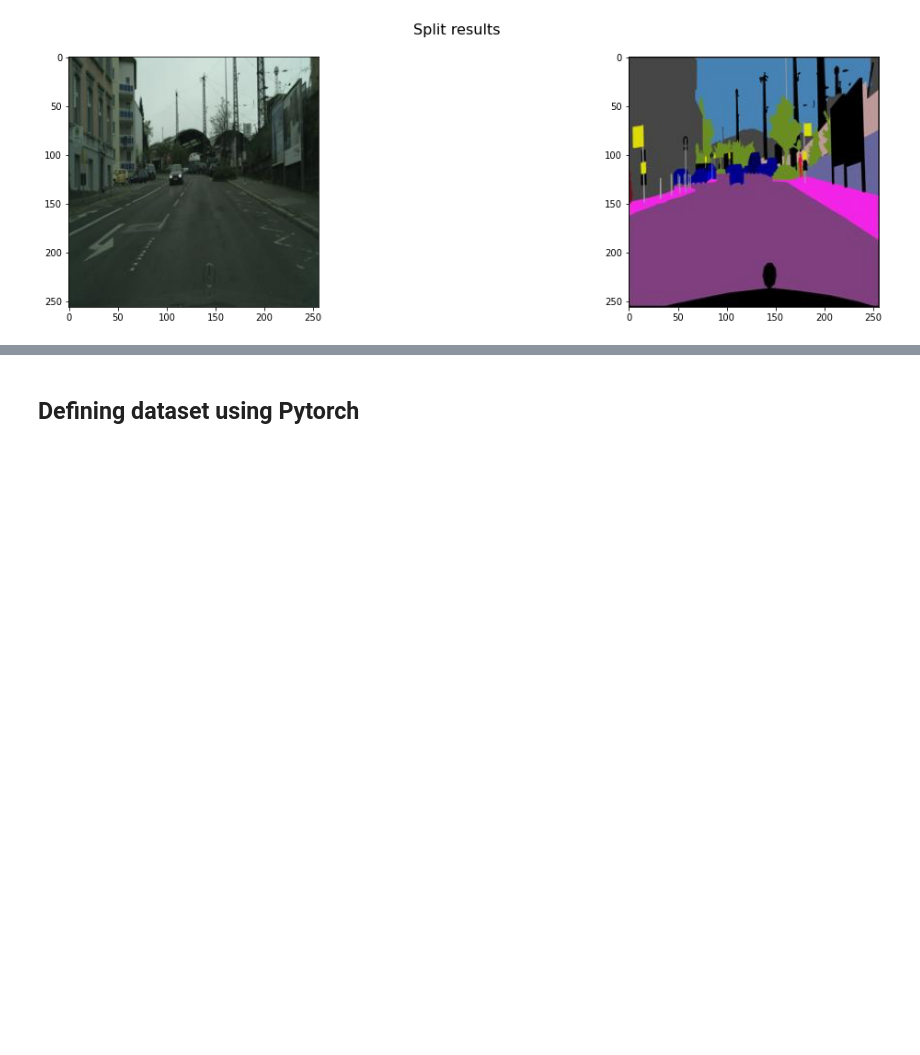
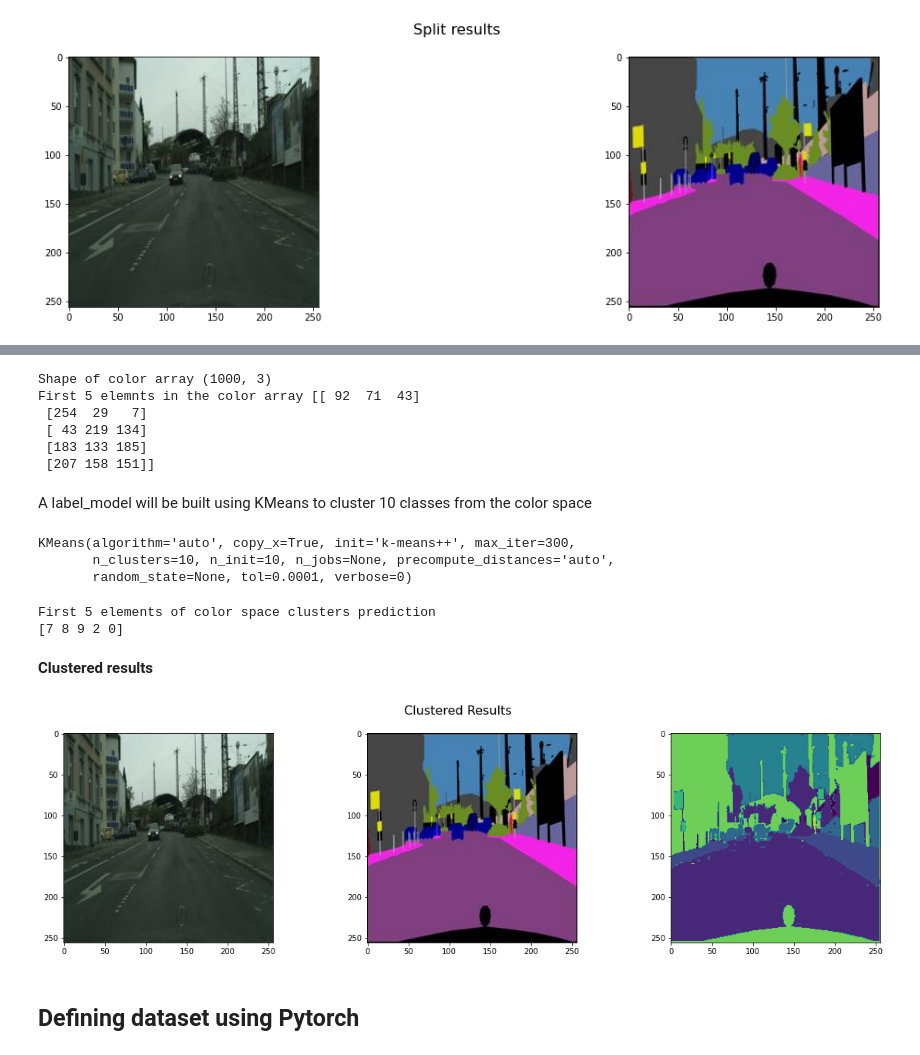
Before and after one commit to sayan0506/DIscriminative-Learning-in-Semantic-Segmentation-on-Cityscape-Dataset, a Jupyter notebook: Pretrained_Resnet_18_with_Discriminative_learning.ipynb, the cells around one changed output, grey strips where cells are left out. Cells and saved outputs as stored; diff of their text form; code cells hidden in the pictures; blank space fills up the shorter version.

```diff
--- a/Pretrained_Resnet_18_with_Discriminative_learning.ipynb
+++ b/Pretrained_Resnet_18_with_Discriminative_learning.ipynb
@@ -218,3 +223,52 @@ plt.show()
+# %%
+# number of items in color array 1000(each corresponds to unique set of RGB intensity values)
+num_items = 1000
+color_array = np.random.choice(range(256), 3*num_items).reshape(-1, 3)
+print(f'Shape of color array {color_array.shape}')
+print(f'First 5 elemnts in the color array {color_array[:5,:]}')
+# %% [output]
+Shape of color array (1000, 3)
+First 5 elemnts in the color array [[ 92  71  43]
+ [254  29   7]
+ [ 43 219 134]
+ [183 133 185]
+ [207 158 151]]
+# %% [markdown]
+A label_model will be built using KMeans to cluster 10 classes from the color space
+# %%
+num_classes = 10
+
+# label model using KMeans
+label_model = KMeans(n_clusters= num_classes)
+label_model.fit(color_array)
+# %% [output]
+KMeans(algorithm='auto', copy_x=True, init='k-means++', max_iter=300,
+       n_clusters=10, n_init=10, n_jobs=None, precompute_distances='auto',
+       random_state=None, tol=0.0001, verbose=0)
+# %%
+print(f'First 5 elements of color space clusters prediction \n{label_model.predict(color_array[:5,:])}')
+# %% [output]
+First 5 elements of color space clusters prediction
+[7 8 9 2 0]
+# %% [markdown]
+**Clustered results**
+# %%
+cityscape, label = split_image(Image.open(os.path.join(train_dir, train_samples[0])))
+label_class = label_model.predict(label.reshape(-1,3)).reshape(256,256)
+
+# axes is the object for fig list, instead of fig.add_subplot(1,2,img_count)
+# we use axes[0], axes[1] here to access imshow
+fig, axes = plt.subplots(1,3,figsize = (20,5))
+fig.suptitle('Clustered Results', fontsize = (16))
+
+# Image.fromarray(img) converts the numpy array to PIL Image format "<class 'PIL.Image.Image'>""
+axes[0].imshow(Image.fromarray(cityscape))
+axes[1].imshow(Image.fromarray(label))
+axes[2].imshow(label_class)
+
+plt.show()
+# %% [output]
+[figure, added]
 # %% [markdown]
 ## Defining dataset using Pytorch
 # %%
```
Also changed, not shown: parts of 2 cells of this notebook.
